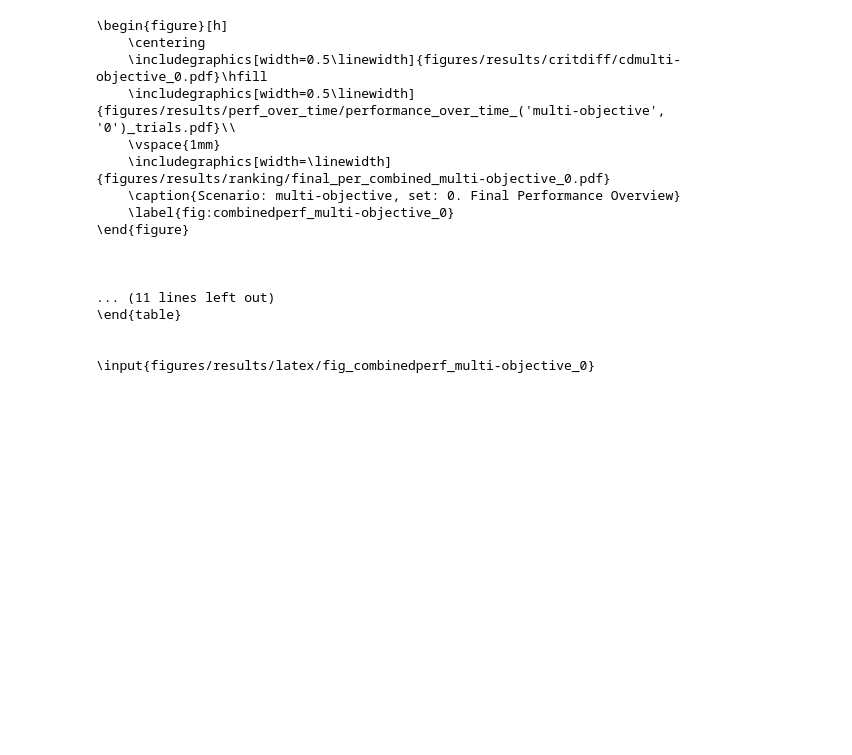
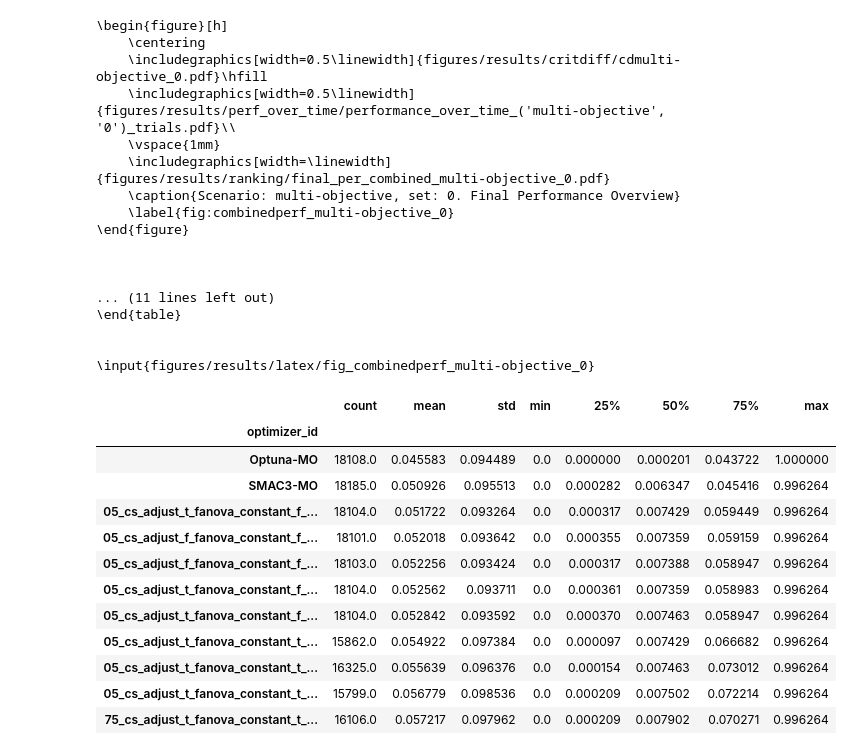
Before and after one commit to daphne12345/package_hpi_parego, a Jupyter notebook: plot_supplemental.ipynb, the cells around one changed output. Cells and saved outputs as stored; diff of their text form; code cells hidden in the pictures; blank space fills up the shorter version.

```diff
--- a/plot_supplemental.ipynb
+++ b/plot_supplemental.ipynb
@@ -193,0 +249,4 @@ dtype: float64
+# %%
+pd.set_option('display.max_colwidth', 1)
+mean_perf.sort_values("n_trials_norm").groupby("n_trials_norm").apply(
+    lambda group: group[group['trial_value__cost_inc_norm'].isin(group['trial_value__cost_inc_norm'].nsmallest(1))]['optimizer_id'].unique())
@@ -303,3 +456,19 @@ print(complete_code)
 
 
 \input{figures/results/latex/fig_combinedperf_multi-objective_0}
+# %%
+df.groupby("optimizer_id")["trial_value__cost_inc_norm"].describe().sort_values("mean")
+# %% [output]
+|  | count | mean | std | min | 25% | 50% | 75% | max |
+| optimizer_id |  |  |  |  |  |  |  |  |
+| Optuna-MO | 18108.0 | 0.045583 | 0.094489 | 0.0 | 0.000000 | 0.000201 | 0.043722 | 1.000000 |
+| SMAC3-MO | 18185.0 | 0.050926 | 0.095513 | 0.0 | 0.000282 | 0.006347 | 0.045416 | 0.996264 |
+| 05_cs_adjust_t_fanova_constant_f_... | 18104.0 | 0.051722 | 0.093264 | 0.0 | 0.000317 | 0.007429 | 0.059449 | 0.996264 |
+| 05_cs_adjust_f_fanova_constant_f_... | 18101.0 | 0.052018 | 0.093642 | 0.0 | 0.000355 | 0.007359 | 0.059159 | 0.996264 |
+| 05_cs_adjust_f_fanova_constant_f_... | 18103.0 | 0.052256 | 0.093424 | 0.0 | 0.000317 | 0.007388 | 0.058947 | 0.996264 |
+| 05_cs_adjust_t_fanova_constant_f_... | 18104.0 | 0.052562 | 0.093711 | 0.0 | 0.000361 | 0.007359 | 0.058983 | 0.996264 |
+| 05_cs_adjust_t_fanova_constant_f_... | 18104.0 | 0.052842 | 0.093592 | 0.0 | 0.000370 | 0.007463 | 0.058947 | 0.996264 |
+| 05_cs_adjust_t_fanova_constant_t_... | 15862.0 | 0.054922 | 0.097384 | 0.0 | 0.000097 | 0.007429 | 0.066682 | 0.996264 |
+| 05_cs_adjust_t_fanova_constant_t_... | 16325.0 | 0.055639 | 0.096376 | 0.0 | 0.000154 | 0.007463 | 0.073012 | 0.996264 |
+| 05_cs_adjust_t_fanova_constant_t_... | 15799.0 | 0.056779 | 0.098536 | 0.0 | 0.000209 | 0.007502 | 0.072214 | 0.996264 |
+| 75_cs_adjust_t_fanova_constant_t_... | 16106.0 | 0.057217 | 0.097962 | 0.0 | 0.000209 | 0.007902 | 0.070271 | 0.996264 |
```
Also changed, not shown: parts of 18 cells of this notebook, 2 other files.
